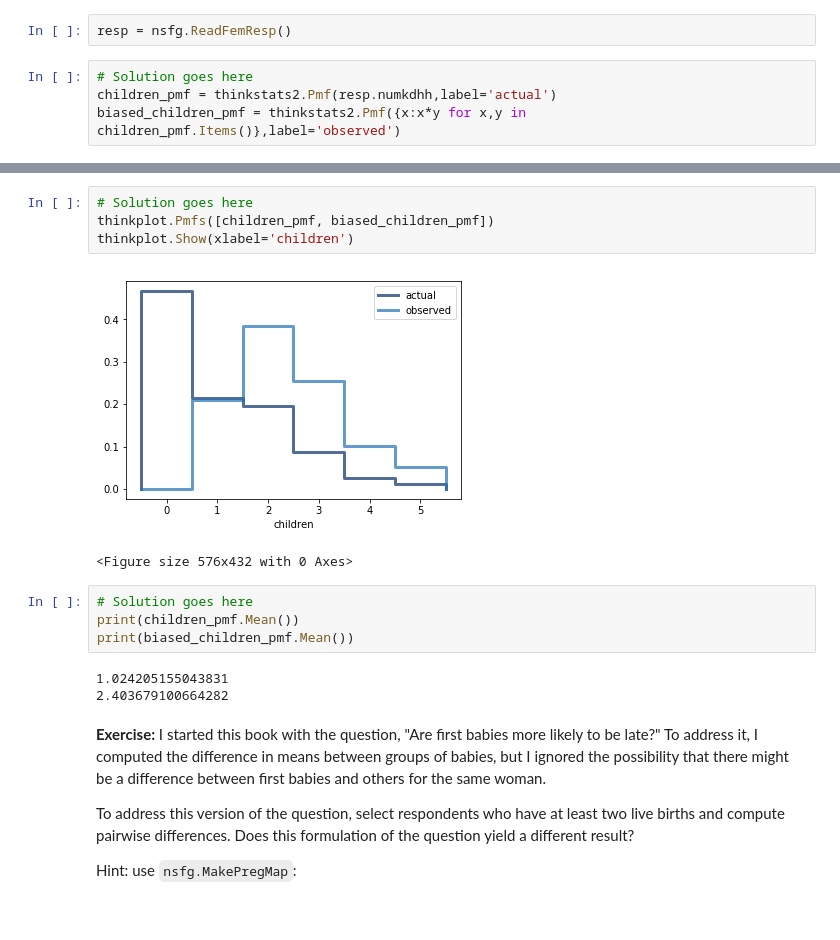
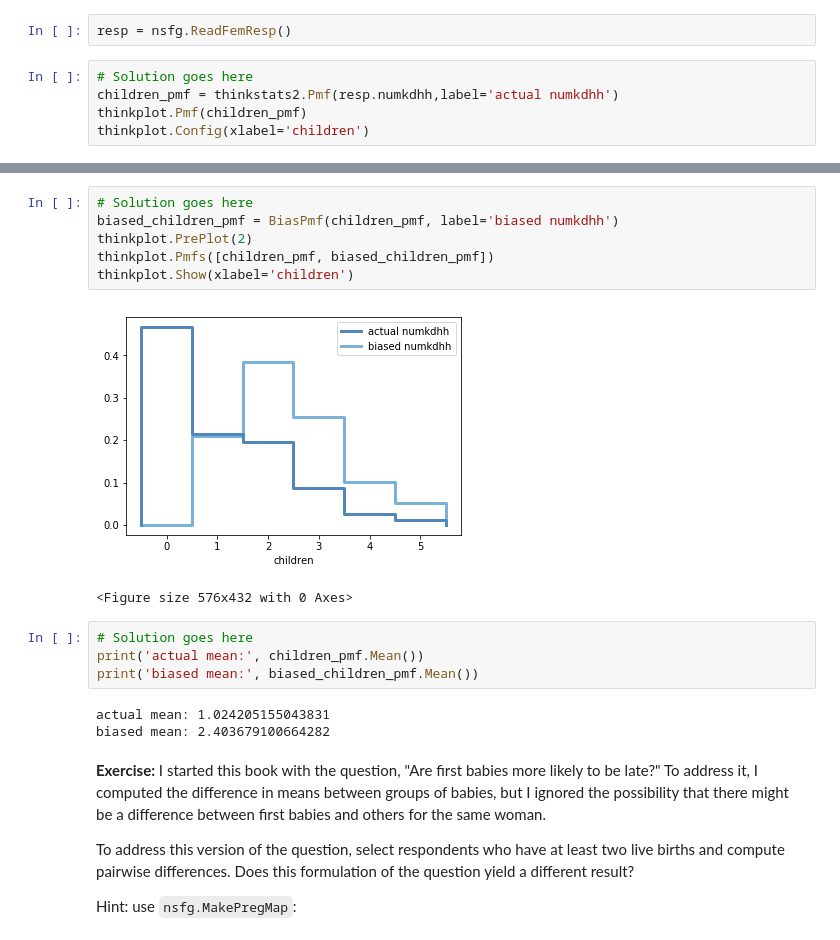
Before and after one commit to awalsh00/ThinkStats2, a Jupyter notebook: code/chap03ex.ipynb, the cells around one changed output, grey strips where cells are left out. Cells and saved outputs as stored; diff of their text form.

```diff
--- a/code/chap03ex.ipynb
+++ b/code/chap03ex.ipynb
@@ -324,5 +324,6 @@ Plot the actual and biased distributions, and compute their means.
 resp = nsfg.ReadFemResp()
 # %%
 # Solution goes here
-children_pmf = thinkstats2.Pmf(resp.numkdhh,label='actual')
-biased_children_pmf = thinkstats2.Pmf({x:x*y for x,y in children_pmf.Items()},label='observed')
+children_pmf = thinkstats2.Pmf(resp.numkdhh,label='actual numkdhh')
+thinkplot.Pmf(children_pmf)
+thinkplot.Config(xlabel='children')
@@ -329,17 +332,19 @@ biased_children_pmf = thinkstats2.Pmf({x:x*y for x,y in children_pmf.Items()},la
 # %%
 # Solution goes here
+biased_children_pmf = BiasPmf(children_pmf, label='biased numkdhh')
+thinkplot.PrePlot(2)
 thinkplot.Pmfs([children_pmf, biased_children_pmf])
 thinkplot.Show(xlabel='children')
 # %% [output]
-[figure, old version]
+[figure, new version]
 <Figure size 576x432 with 0 Axes>
 # %%
 # Solution goes here
-print(children_pmf.Mean())
-print(biased_children_pmf.Mean())
+print('actual mean:', children_pmf.Mean())
+print('biased mean:', biased_children_pmf.Mean())
 # %% [output]
-1.024205155043831
-2.403679100664282
+actual mean: 1.024205155043831
+biased mean: 2.403679100664282
 # %% [markdown]
 **Exercise:** I started this book with the question, "Are first babies more likely to be late?" To address it, I computed the difference in means between groups of babies, but I ignored the possibility that there might be a difference between first babies and others for the same woman.
 
```
Also changed, not shown: parts of 18 cells of this notebook.
